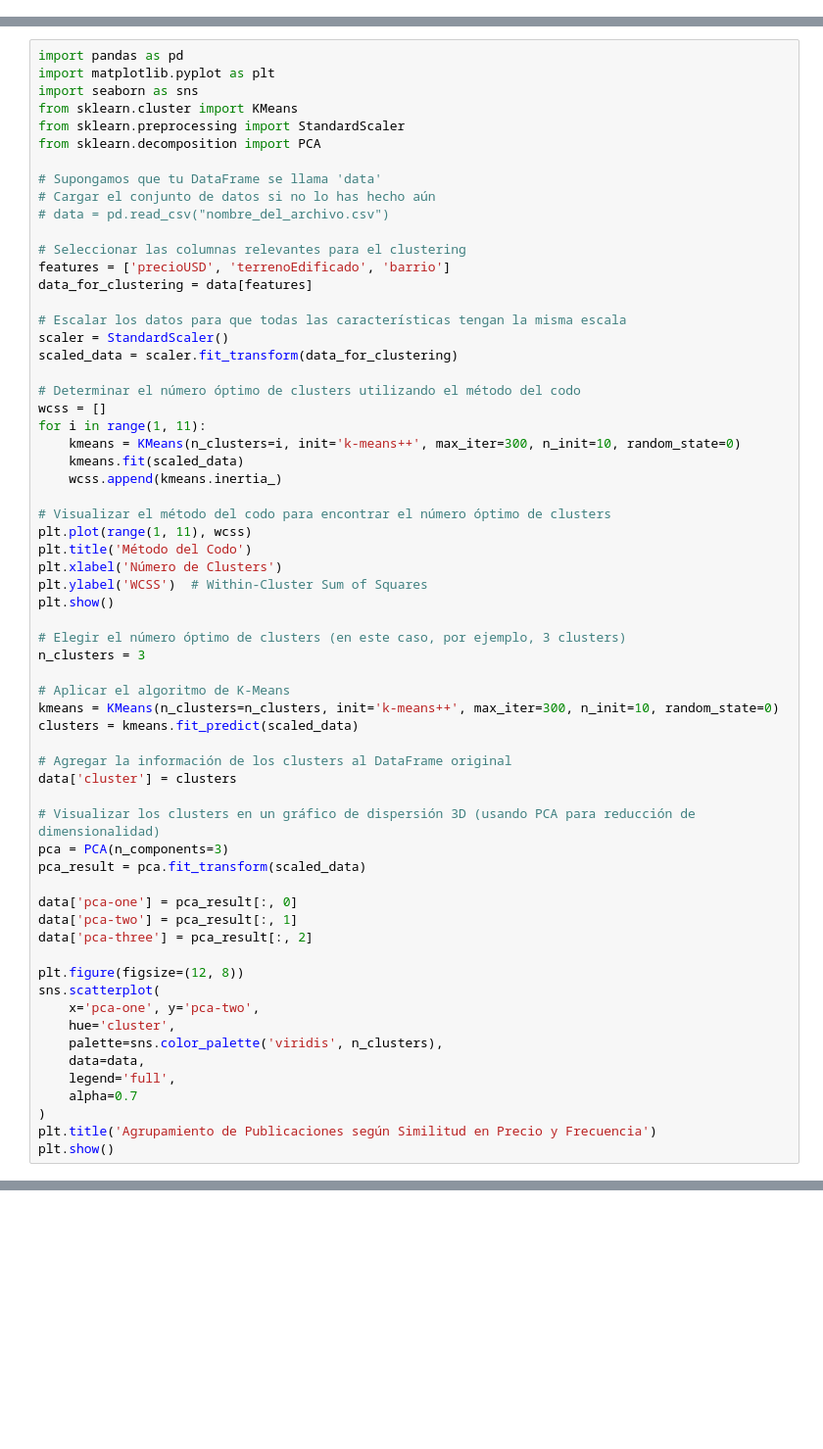
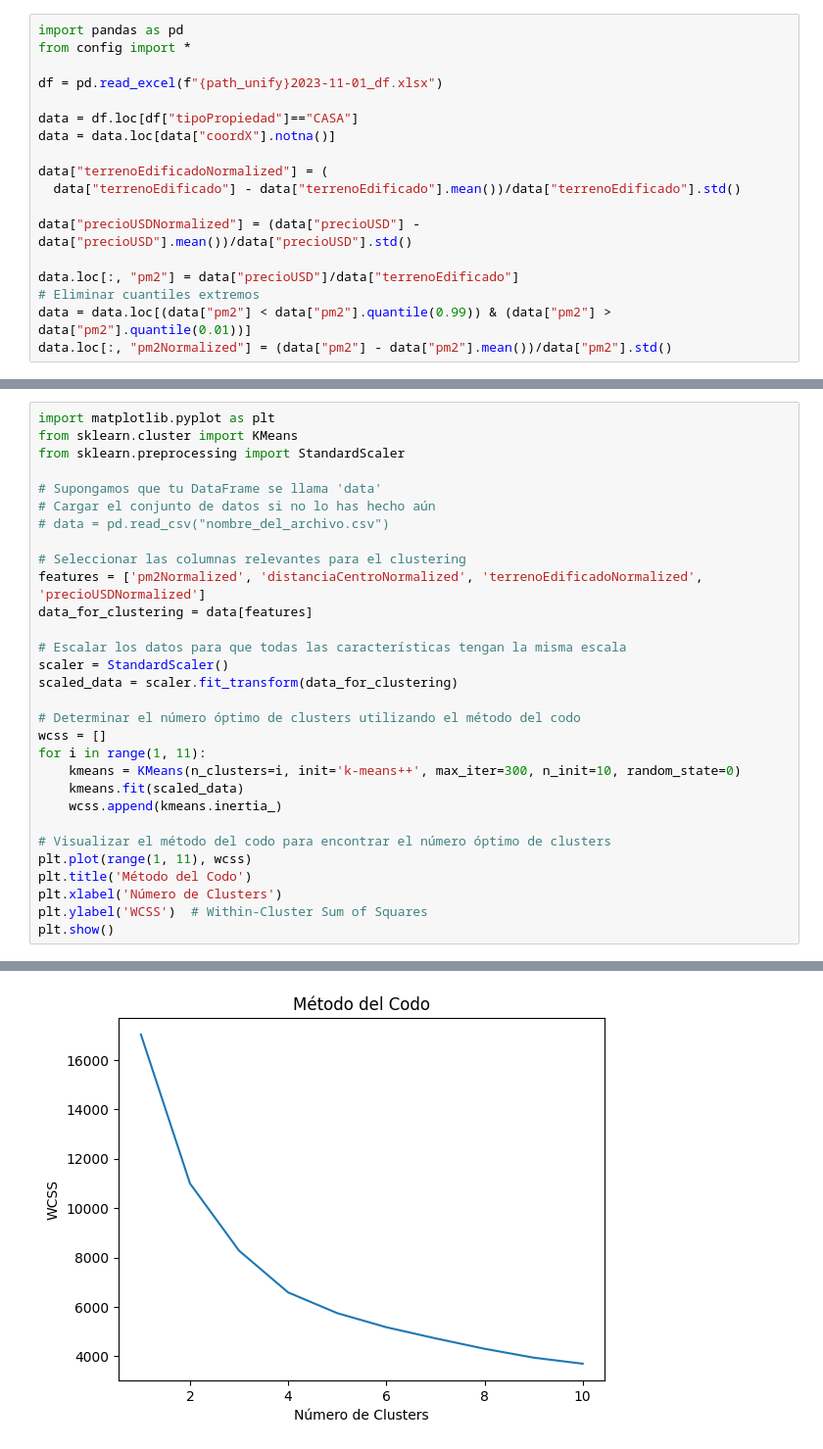
Before and after one commit to josecabralf/HousingAnalysis, a Jupyter notebook: src/initial_tests.ipynb, the cells around one changed output, grey strips where cells are left out. Shown at 98% size. Drawn from its saved outputs; the diff is of its cells as text; blank space fills up the shorter version.

```diff
--- a/src/initial_tests.ipynb
+++ b/src/initial_tests.ipynb
@@ -11,0 +1,18 @@ data.loc[data["cantCochera"].isna(), "cantCochera"] = -1
+# %%
+import pandas as pd
+from config import *
+
+df = pd.read_excel(f"{path_unify}2023-11-01_df.xlsx")
+
+data = df.loc[df["tipoPropiedad"]=="CASA"]
+data = data.loc[data["coordX"].notna()]
+
+data["terrenoEdificadoNormalized"] = (
+  data["terrenoEdificado"] - data["terrenoEdificado"].mean())/data["terrenoEdificado"].std()
+
+data["precioUSDNormalized"] = (data["precioUSD"] - data["precioUSD"].mean())/data["precioUSD"].std()
+
+data.loc[:, "pm2"] = data["precioUSD"]/data["terrenoEdificado"]
+# Eliminar cuantiles extremos
+data = data.loc[(data["pm2"] < data["pm2"].quantile(0.99)) & (data["pm2"] > data["pm2"].quantile(0.01))]
+data.loc[:, "pm2Normalized"] = (data["pm2"] - data["pm2"].mean())/data["pm2"].std()
@@ -12,17 +51,14 @@ data.loc[data["cantCochera"].isna(), "cantCochera"] = -1
 # %%
-import pandas as pd
 import matplotlib.pyplot as plt
-import seaborn as sns
 from sklearn.cluster import KMeans
 from sklearn.preprocessing import StandardScaler
-from sklearn.decomposition import PCA
 
 # Supongamos que tu DataFrame se llama 'data'
 # Cargar el conjunto de datos si no lo has hecho aún
 # data = pd.read_csv("nombre_del_archivo.csv")
 
 # Seleccionar las columnas relevantes para el clustering
-features = ['precioUSD', 'terrenoEdificado', 'barrio']
+features = ['pm2Normalized', 'distanciaCentroNormalized', 'terrenoEdificadoNormalized', 'precioUSDNormalized']
 data_for_clustering = data[features]
 
 # Escalar los datos para que todas las características tengan la misma escala
@@ -42,34 +78,4 @@ plt.title('Método del Codo')
 plt.xlabel('Número de Clusters')
 plt.ylabel('WCSS')  # Within-Cluster Sum of Squares
 plt.show()
-
-# Elegir el número óptimo de clusters (en este caso, por ejemplo, 3 clusters)
-n_clusters = 3
-
-# Aplicar el algoritmo de K-Means
-kmeans = KMeans(n_clusters=n_clusters, init='k-means++', max_iter=300, n_init=10, random_state=0)
-clusters = kmeans.fit_predict(scaled_data)
-
-# Agregar la información de los clusters al DataFrame original
-data['cluster'] = clusters
-
-# Visualizar los clusters en un gráfico de dispersión 3D (usando PCA para reducción de dimensionalidad)
-pca = PCA(n_components=3)
-pca_result = pca.fit_transform(scaled_data)
-
-data['pca-one'] = pca_result[:, 0]
-data['pca-two'] = pca_result[:, 1]
-data['pca-three'] = pca_result[:, 2]
-
-plt.figure(figsize=(12, 8))
-sns.scatterplot(
-    x='pca-one', y='pca-two',
-    hue='cluster',
-    palette=sns.color_palette('viridis', n_clusters),
-    data=data,
-    legend='full',
-    alpha=0.7
-)
-plt.title('Agrupamiento de Publicaciones según Similitud en Precio y Frecuencia')
-plt.show()
 # %% [output]
@@ -76,0 +82 @@ ValueError: could not convert string to float: 'JOSE HERNANDEZ'
+[figure, added]
```
Also changed, not shown: parts of 14 cells of this notebook, 2 other files.
